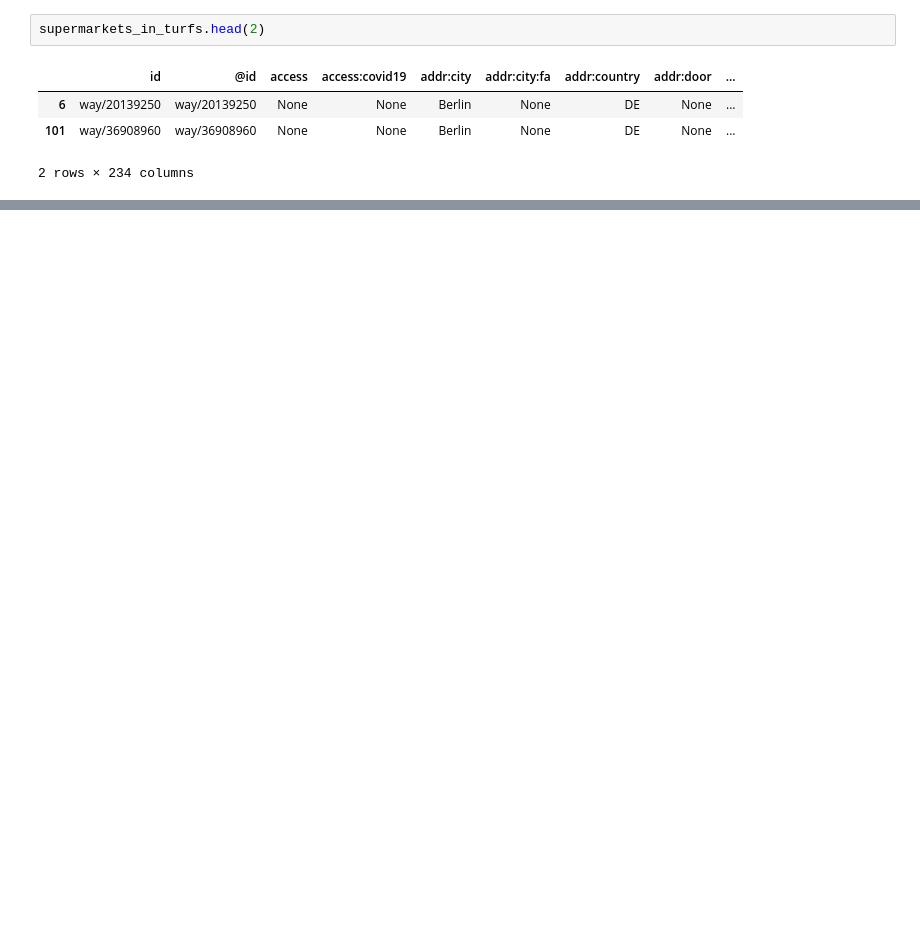
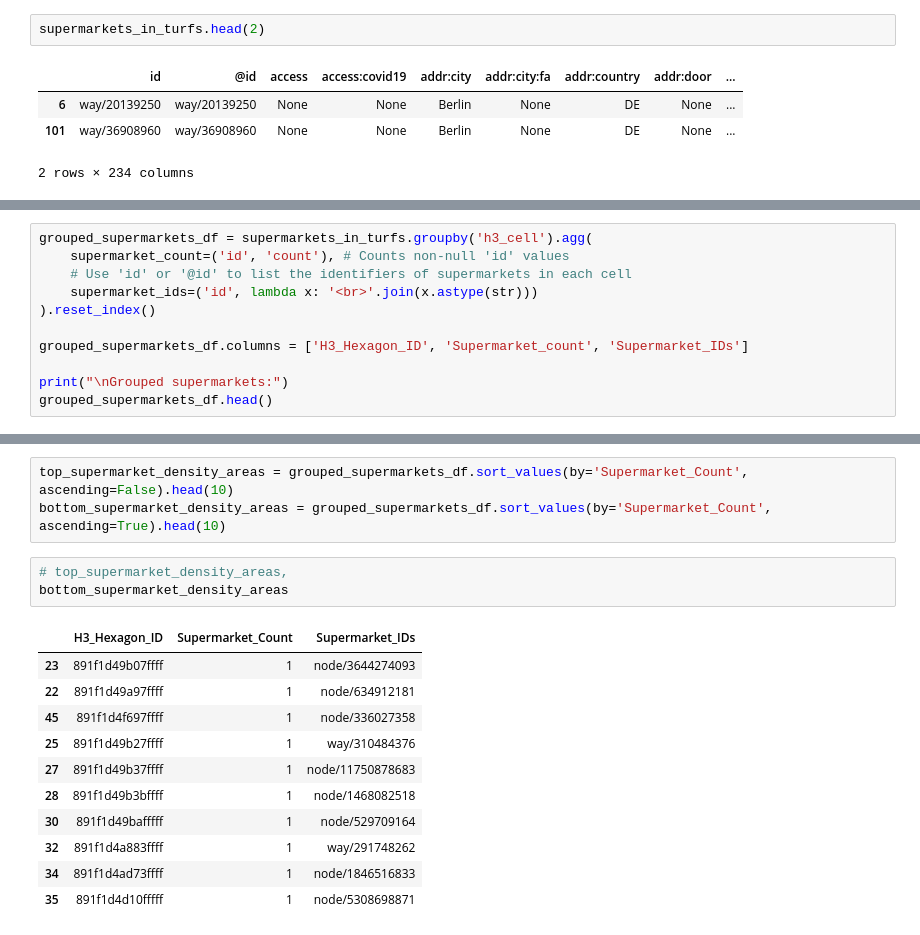
Before and after one commit to krisiflink/turf_geo_analysis, a Jupyter notebook: geo_analysis.ipynb, the cells around one changed output, grey strips where cells are left out. Drawn from its saved outputs; the diff is of its cells as text; blank space fills up the shorter version.

```diff
--- a/geo_analysis.ipynb
+++ b/geo_analysis.ipynb
@@ -257,0 +263,11 @@ Insights:
+# %%
+grouped_supermarkets_df = supermarkets_in_turfs.groupby('h3_cell').agg(
+    supermarket_count=('id', 'count'), # Counts non-null 'id' values
+    # Use 'id' or '@id' to list the identifiers of supermarkets in each cell
+    supermarket_ids=('id', lambda x: '<br>'.join(x.astype(str)))
+).reset_index()
+
+grouped_supermarkets_df.columns = ['H3_Hexagon_ID', 'Supermarket_count', 'Supermarket_IDs']
+
+print("\nGrouped supermarkets:")
+grouped_supermarkets_df.head()
@@ -257,0 +282,18 @@ Insights:
+# %%
+top_supermarket_density_areas = grouped_supermarkets_df.sort_values(by='Supermarket_Count', ascending=False).head(10)
+bottom_supermarket_density_areas = grouped_supermarkets_df.sort_values(by='Supermarket_Count', ascending=True).head(10)
+# %%
+# top_supermarket_density_areas,
+bottom_supermarket_density_areas
+# %% [output]
+|  | H3_Hexagon_ID | Supermarket_Count | Supermarket_IDs |
+| 23 | 891f1d49b07ffff | 1 | node/3644274093 |
+| 22 | 891f1d49a97ffff | 1 | node/634912181 |
+| 45 | 891f1d4f697ffff | 1 | node/336027358 |
+| 25 | 891f1d49b27ffff | 1 | way/310484376 |
+| 27 | 891f1d49b37ffff | 1 | node/11750878683 |
+| 28 | 891f1d49b3bffff | 1 | node/1468082518 |
+| 30 | 891f1d49bafffff | 1 | node/529709164 |
+| 32 | 891f1d4a883ffff | 1 | way/291748262 |
+| 34 | 891f1d4ad73ffff | 1 | node/1846516833 |
+| 35 | 891f1d4d10fffff | 1 | node/5308698871 |
```
Also changed, not shown: parts of 3 cells of this notebook.
